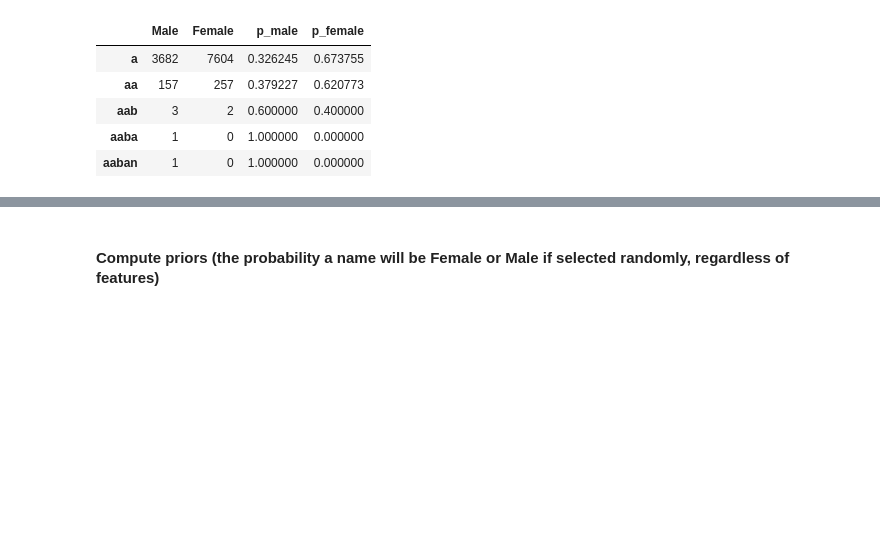
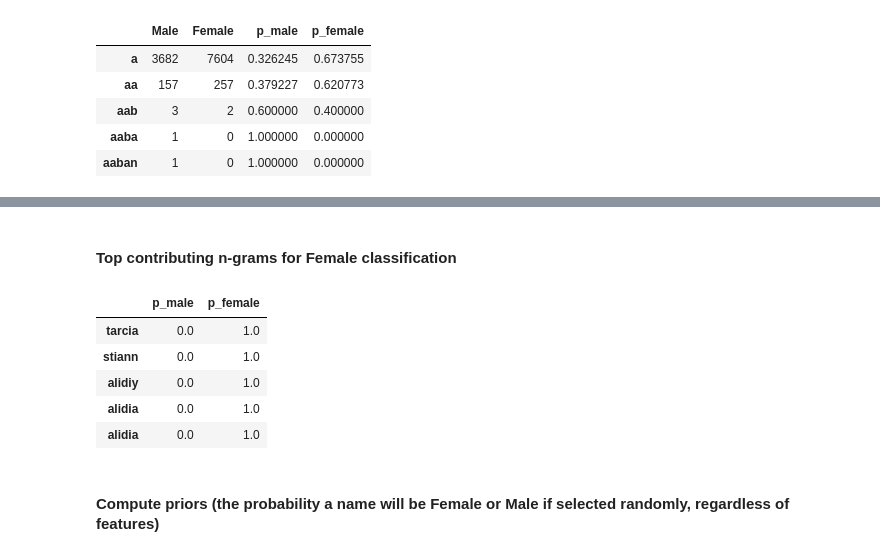
Before and after one commit to tjslezak/dignity-health-challenge, a Jupyter notebook: dh-ml.ipynb, the cells around one changed output, grey strips where cells are left out. Saved outputs shown, nothing was run; the diff lists cells and outputs as text; code cells hidden in the pictures; blank space fills up the shorter version.

```diff
--- a/dh-ml.ipynb
+++ b/dh-ml.ipynb
@@ -138,3 +136,15 @@ p.head()
+# %% [markdown]
+#### Top contributing n-grams for Female classification
+# %%
+top_f = p.sort_values(by=['p_female'], ascending=False)
+top_f.head()
+# %% [output]
+|  | p_male | p_female |
+| tarcia | 0.0 | 1.0 |
+| stiann | 0.0 | 1.0 |
+| alidiy | 0.0 | 1.0 |
+| alidia | 0.0 | 1.0 |
+| alidia | 0.0 | 1.0 |
 # %% [markdown]
 #### Compute priors (the probability a name will be Female or Male if selected randomly, regardless of features)
 # %%
```
Also changed, not shown: parts of 56 cells of this notebook.
